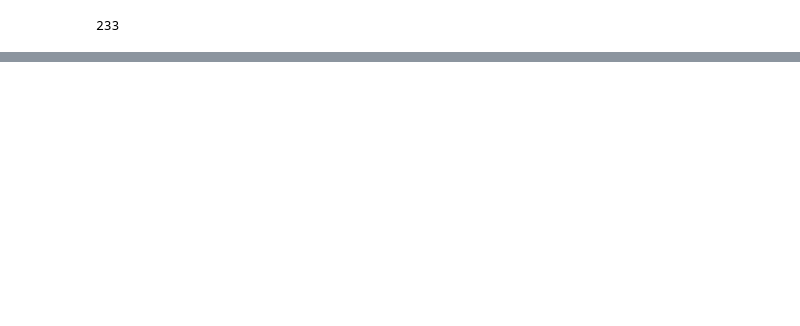
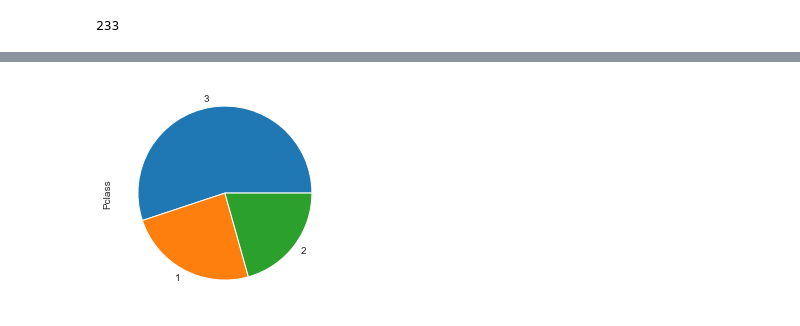
Before and after one commit to JohnMat7/Titanic_survivors_ml_contest_kaggle, a Jupyter notebook: ml to predict titanic survivors.ipynb, the cells around one changed output, grey strips where cells are left out. Cells and saved outputs as stored; diff of their text form; code cells hidden in the pictures; blank space fills up the shorter version.

```diff
--- a/ml to predict titanic survivors.ipynb
+++ b/ml to predict titanic survivors.ipynb
@@ -251,0 +323,4 @@ training[training.Sex == 'female']['Survived'].sum()
+# %%
+data = training["Pclass"].value_counts().plot(kind='pie')
+# %% [output]
+[figure, added]
```
Also changed, not shown: parts of 25 cells of this notebook.
